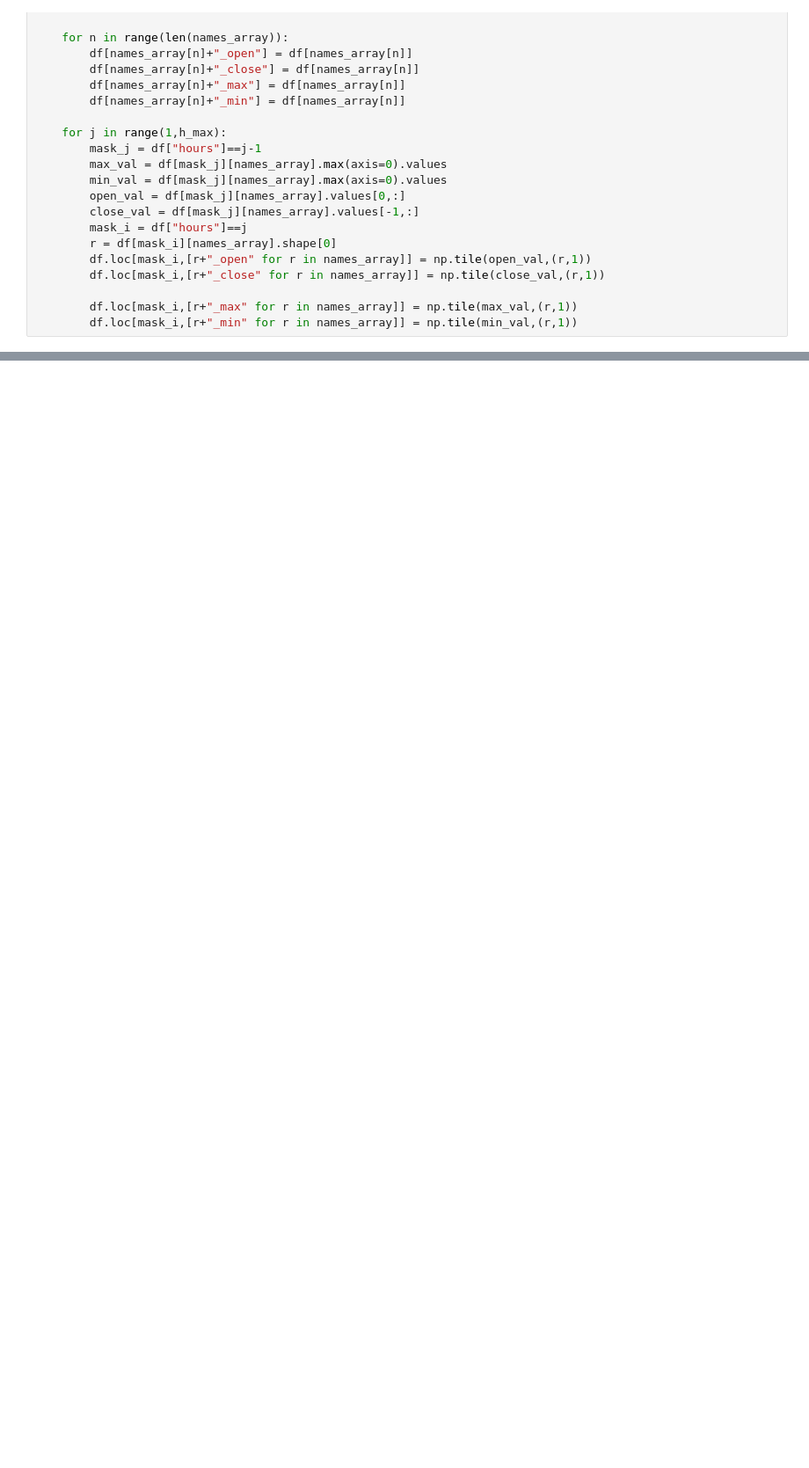
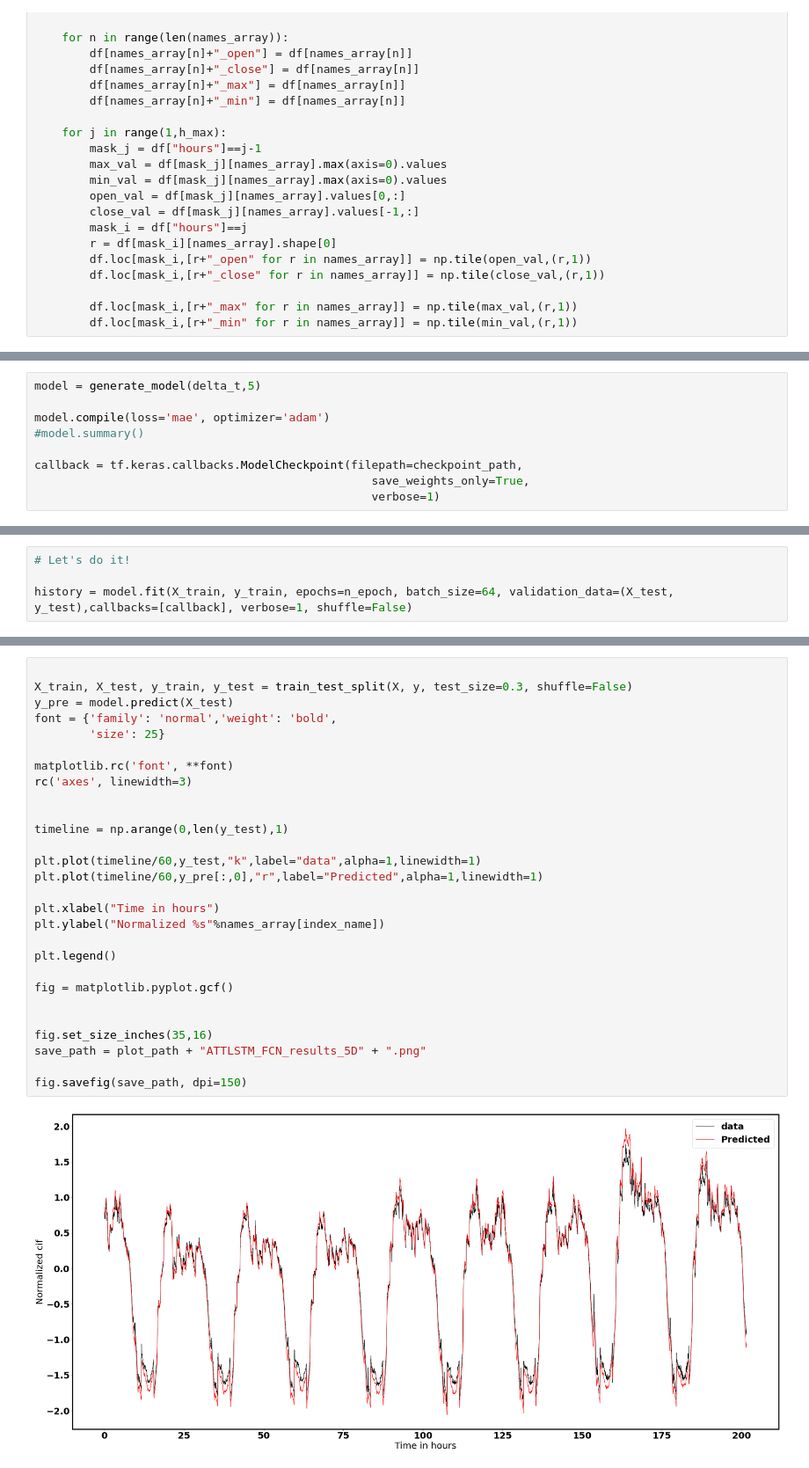
Before and after one commit to peraktong/Passion, a Jupyter notebook: Passion_v5.ipynb, the cells around one changed output, grey strips where cells are left out. Shown at 88% size. Saved outputs shown, nothing was run; the diff lists cells and outputs as text; blank space fills up the shorter version.

```diff
--- a/Passion_v5.ipynb
+++ b/Passion_v5.ipynb
@@ -195,0 +431,9 @@ InternalError: CUDA runtime implicit initialization on GPU:0 failed. Status: out
+# %%
+model = generate_model(delta_t,5)
+
+model.compile(loss='mae', optimizer='adam')
+#model.summary()
+
+callback = tf.keras.callbacks.ModelCheckpoint(filepath=checkpoint_path,
+                                                 save_weights_only=True,
+                                                 verbose=1)
@@ -195,0 +458,4 @@ InternalError: CUDA runtime implicit initialization on GPU:0 failed. Status: out
+# %%
+# Let's do it!
+
+history = model.fit(X_train, y_train, epochs=n_epoch, batch_size=64, validation_data=(X_test, y_test),callbacks=[callback], verbose=1, shuffle=False)
@@ -195,0 +480,30 @@ InternalError: CUDA runtime implicit initialization on GPU:0 failed. Status: out
+# %%
+
+X_train, X_test, y_train, y_test = train_test_split(X, y, test_size=0.3, shuffle=False)
+y_pre = model.predict(X_test)
+font = {'family': 'normal','weight': 'bold',
+        'size': 25}
+
+matplotlib.rc('font', **font)
+rc('axes', linewidth=3)
+
+
+timeline = np.arange(0,len(y_test),1)
+
+plt.plot(timeline/60,y_test,"k",label="data",alpha=1,linewidth=1)
+plt.plot(timeline/60,y_pre[:,0],"r",label="Predicted",alpha=1,linewidth=1)
+
+plt.xlabel("Time in hours")
+plt.ylabel("Normalized %s"%names_array[index_name])
+
+plt.legend()
+
+fig = matplotlib.pyplot.gcf()
+
+
+fig.set_size_inches(35,16)
+save_path = plot_path + "ATTLSTM_FCN_results_5D" + ".png"
+
+fig.savefig(save_path, dpi=150)
+# %% [output]
+[figure, added]
```
Also changed, not shown: parts of 23 cells of this notebook, 9 other files.
